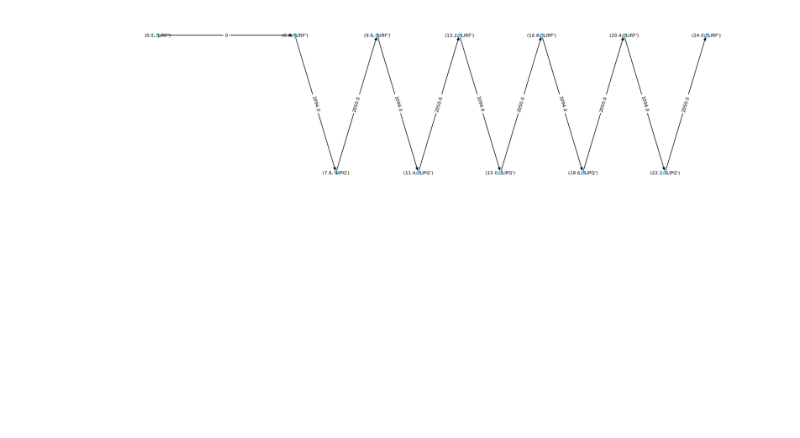
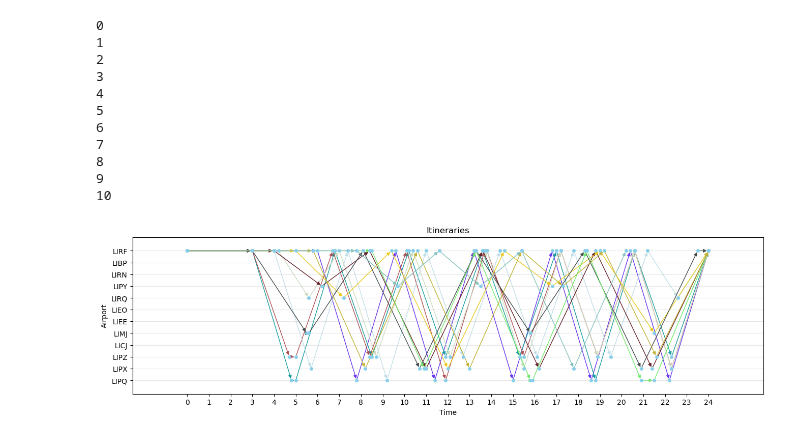
Before and after one commit to allanguzmanf/AE4426, a Jupyter notebook: Assignment/Part_3/Assignment_P3.ipynb, the cells around one changed output. Cells and saved outputs as stored; diff of their text form; code cells hidden in the pictures; blank space fills up the shorter version.

```diff
--- a/Assignment/Part_3/Assignment_P3.ipynb
+++ b/Assignment/Part_3/Assignment_P3.ipynb
@@ -466,24 +574,42 @@ for node in self_nodes:
-# %%
-# Plot the itinerary with matplotlib
-G_graph = nx.DiGraph()
-
-for node in itinerary:
-    G_graph.add_node(node, airport=node[1], pos=np.array([node[0], aiport_loc[node[1]]]))
-
-for i in range(len(itinerary)-1):
-    G_graph.add_edge(itinerary[i], itinerary[i+1], departure = itinerary[i][0], arrival = itinerary[i+1][0])
-    if (itinerary[i],itinerary[i+1]) in list(G_ast.edges()):
-        G_graph[itinerary[i]][itinerary[i+1]]['weight'] = round(G_ast[itinerary[i]][itinerary[i+1]]['weight'],0)
-    else:
-        G_graph[itinerary[i]][itinerary[i+1]]['weight'] = 0
-
-
-plt.figure(figsize=(16,4))
-pos = nx.get_node_attributes(G_graph, 'pos')
-nx.draw(G_graph, pos, with_labels=True, node_size=50, node_color='skyblue', edge_color='black', linewidths=1, font_size=8, label='Itinerary')
-edge_labels = nx.get_edge_attributes(G_graph,'weight')
-nx.draw_networkx_edge_labels(G_graph, pos, edge_labels=edge_labels, font_size=8)
-
-plt.show()
-# %% [output]
-[figure, removed]
+# %%
+# Make a general graph for all itineraries
+
+fig, ax = plt.subplots(figsize=(16, 4))
+
+for i, g in enumerate(general_graph):
+    print(i)
+    pos = nx.get_node_attributes(g, 'pos')
+    iteration_color = np.random.rand(3,)
+    nx.draw_networkx(g, pos, arrows=True, with_labels=False, node_size=20, node_color='skyblue', edge_color= iteration_color, linewidths=0.5, font_size=8, label='Itinerary', ax=ax)
+
+# Show the axes and the ticks
+ax.set_axis_on()
+ax.tick_params(left=True, bottom=True, labelleft=True, labelbottom=True)
+
+    # Add the axes labels for the airports and the time with ticks every hour
+ax.set_xticks(np.arange(0, 25, 1))
+ax.set_xticklabels(np.arange(0, 25, 1))
+ax.xaxis.set_minor_locator(MultipleLocator(0.1))
+ax.set_yticks(np.arange(0, len(airport_list)))
+ax.set_yticklabels(reversed(airport_list))
+
+plt.xlabel('Time')
+plt.ylabel('Airport')
+plt.title('Itineraries')
+plt.grid(axis = 'y', alpha = 0.3)
+
+# Show the plot
+plt.show()
+# %% [output]
+0
+1
+2
+3
+4
+5
+6
+7
+8
+9
+10
+[figure, added]
```
Also changed, not shown: parts of 14 cells of this notebook, 1 other file.
